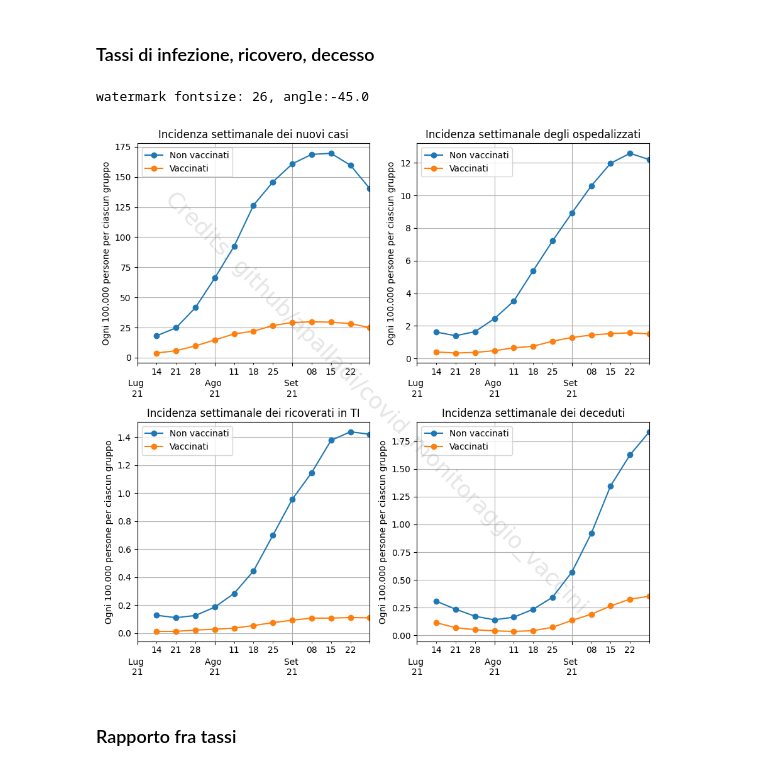
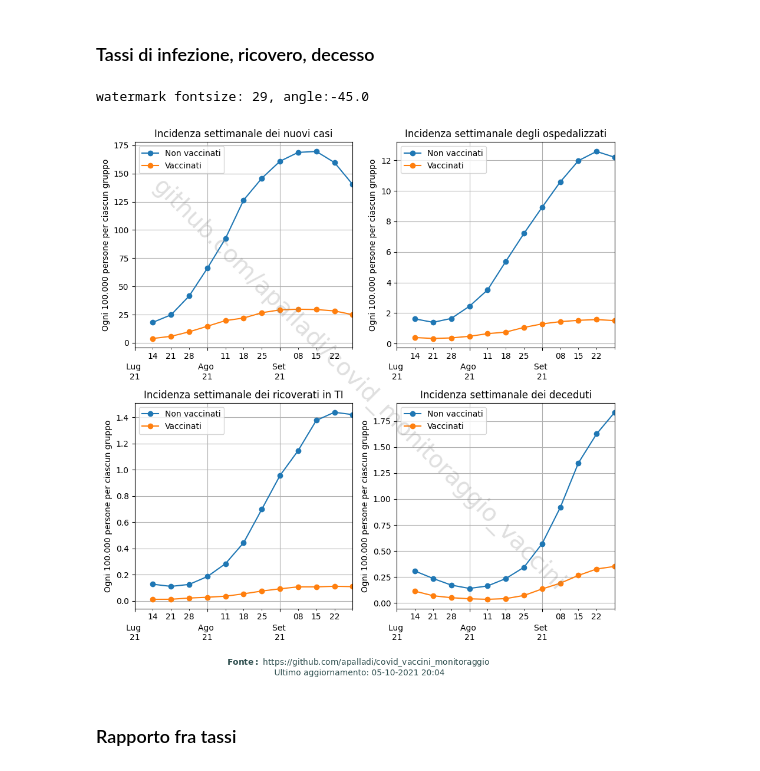
Before and after one commit to apalladi/covid_vaccini_monitoraggio, a Jupyter notebook: Notebooks/andamento_epidemia.ipynb, the cells around one changed output. Cells and saved outputs as stored; diff of their text form; code cells hidden in the pictures.

Commit message:
Aggiungi watermark esplicito sotto i grafici
Signed-off-by: enricocid <enrico2588@gmail.com>

```diff
--- a/Notebooks/andamento_epidemia.ipynb
+++ b/Notebooks/andamento_epidemia.ipynb
@@ -135,45 +135,66 @@ def watermark_specs(figure, watermark):
     print(f"watermark fontsize: {fontsize}, angle:{round(angle, 2)}")
     return fontsize, angle
 
-def add_watermark(figure):
-    watermark = 'Credits: github/apalladi/covid_monitoraggio_vaccini'
+def add_watermark(figure, axis_font_size):
+    watermark = 'github.com/apalladi/covid_monitoraggio_vaccini'
     # Get the scaled watermark fontsize and angle
     fontsize, angle = watermark_specs(figure, watermark)
+    fig.text(0.5,
+             0.5,
+             watermark,
+             fontsize=fontsize,
+             color='gray',
+             alpha=0.25,
+             ha='center',
+             va='center',
+             rotation=angle,
+             zorder=0
+             )
 
-    fig.text(0.5, 0.5, watermark,
-        fontsize=fontsize, color='gray', alpha=0.2,
-        ha='center', va='center', rotation=angle, zorder=0)
+    # explicit link and last update date at the bottom
+    last_update = datetime.today().strftime('%d-%m-%Y %H:%M')
+    watermark_btm = r'$\bf{Fonte:}$ https://github.com/apalladi/covid_vaccini_monitoraggio'
+    watermark_btm += f'\n Ultimo aggiornamento: {last_update}'
+    fig.text(0.5,
+             -0.05,
+             watermark_btm,
+             fontsize=axis_font_size,
+             color='darkslategray',
+             ha="center",
+             va="bottom"
+             )
 # %%
 fig, axes2 = plt.subplots(nrows=2, ncols=2, figsize=(9, 9))
 
 # unpack all the axes subplots
 axes = axes2.ravel()
 
 df_tassi.iloc[:, [0, 1]].plot(ax=axes[0], marker='o')
 axes[0].set_title('Incidenza settimanale dei nuovi casi')
 which_axe(0)
 
 df_tassi.iloc[:, [2, 3]].plot(ax=axes[1], marker='o')
 axes[1].set_title('Incidenza settimanale degli ospedalizzati')
 which_axe(1)
 
 df_tassi.iloc[:, [4, 5]].plot(ax=axes[2], marker='o')
 axes[2].set_title('Incidenza settimanale dei ricoverati in TI')
 which_axe(2)
 
 df_tassi.iloc[:, [6, 7]].plot(ax=axes[3], marker='o')
 axes[3].set_title('Incidenza settimanale dei deceduti')
 which_axe(3)
 
-# add watermark
-add_watermark(fig)
+# add watermarks
+ax = plt.gca()
+add_watermark(fig, ax.xaxis.label.get_fontsize())
 
 plt.tight_layout()
 plt.savefig('../risultati/andamento_epidemia.png', dpi=300, bbox_inches="tight")
 plt.show()
 # %% [output]
-watermark fontsize: 26, angle:-45.0
+watermark fontsize: 29, angle:-45.0
-[figure, old version]
+[figure, new version]
 # %% [markdown]
 ### Rapporto fra tassi
 # %%
```
Also changed, not shown: parts of 3 cells of this notebook, 10 other files.
